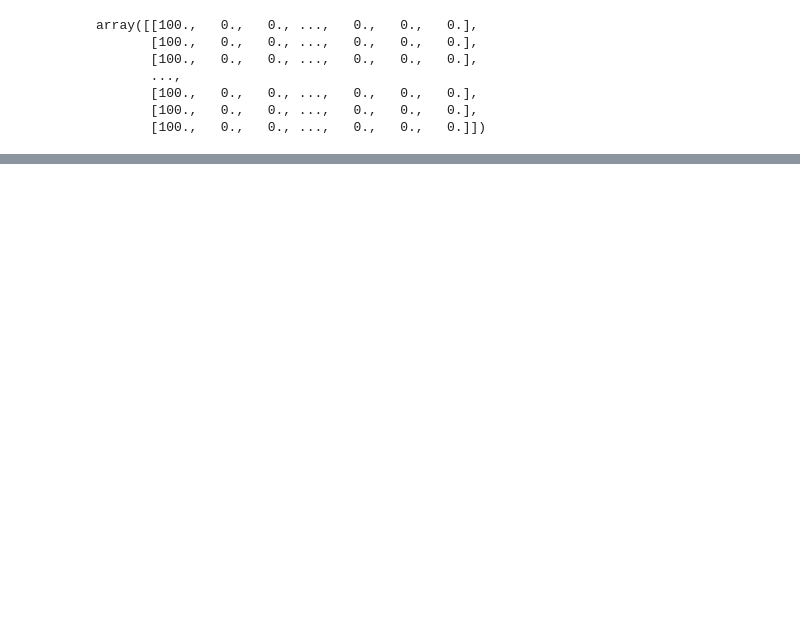
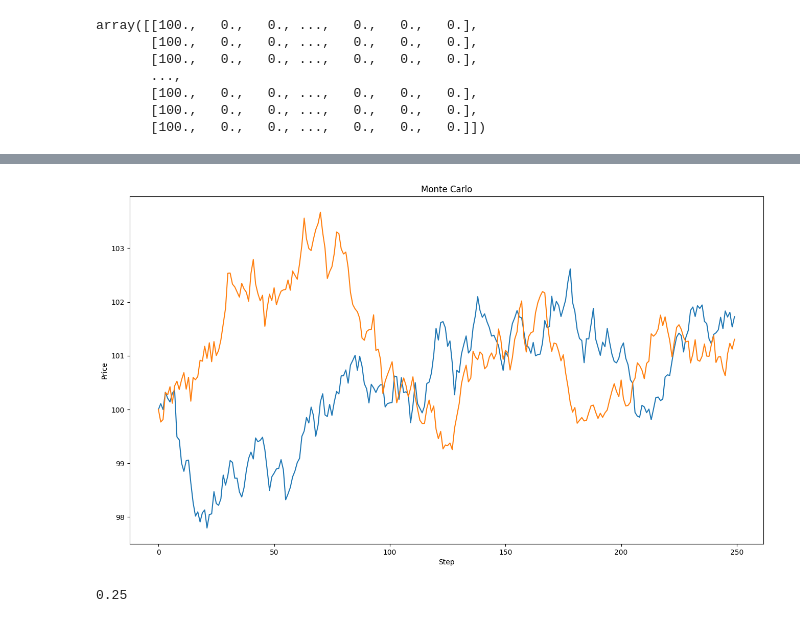
Before and after one commit to kdChen07/Financial_Engineering, a Jupyter notebook: Untitled34.ipynb, the cells around one changed output, grey strips where cells are left out. Saved outputs shown, nothing was run; the diff lists cells and outputs as text; code cells hidden in the pictures; blank space fills up the shorter version.

```diff
--- a/Untitled34.ipynb
+++ b/Untitled34.ipynb
@@ -64,0 +67,13 @@ for i in range(0,N2):
+# %%
+plt.subplots(figsize=(16,9),dpi=100)
+for i in range(0,2):
+  plt.plot(x, y[i,:])
+  plt.title('Monte Carlo')
+  plt.xlabel('Step')
+  plt.ylabel('Price')
+# %% [output]
+[figure, added]
+# %%
+1/2/2
+# %% [output]
+0.25
```
Also changed, not shown: parts of 4 cells of this notebook.
